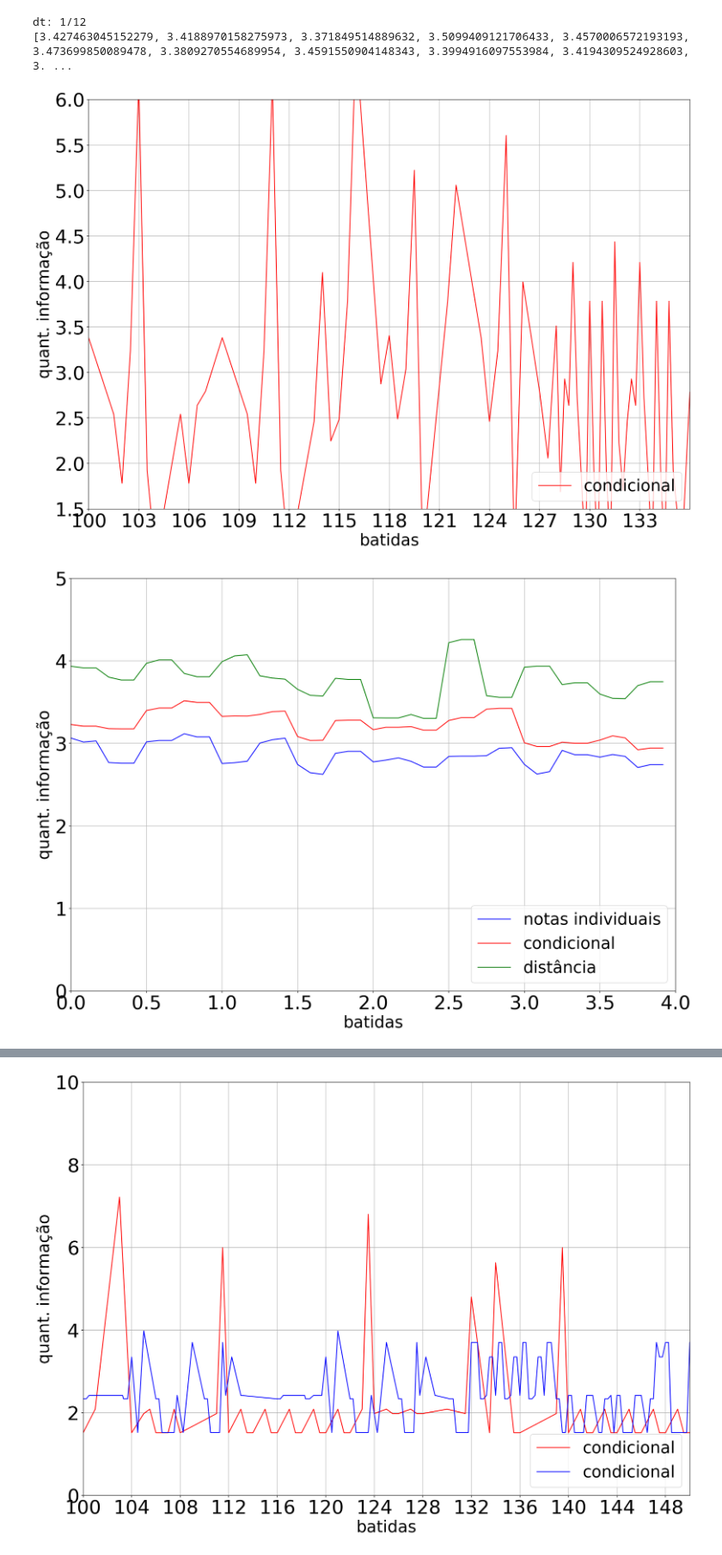
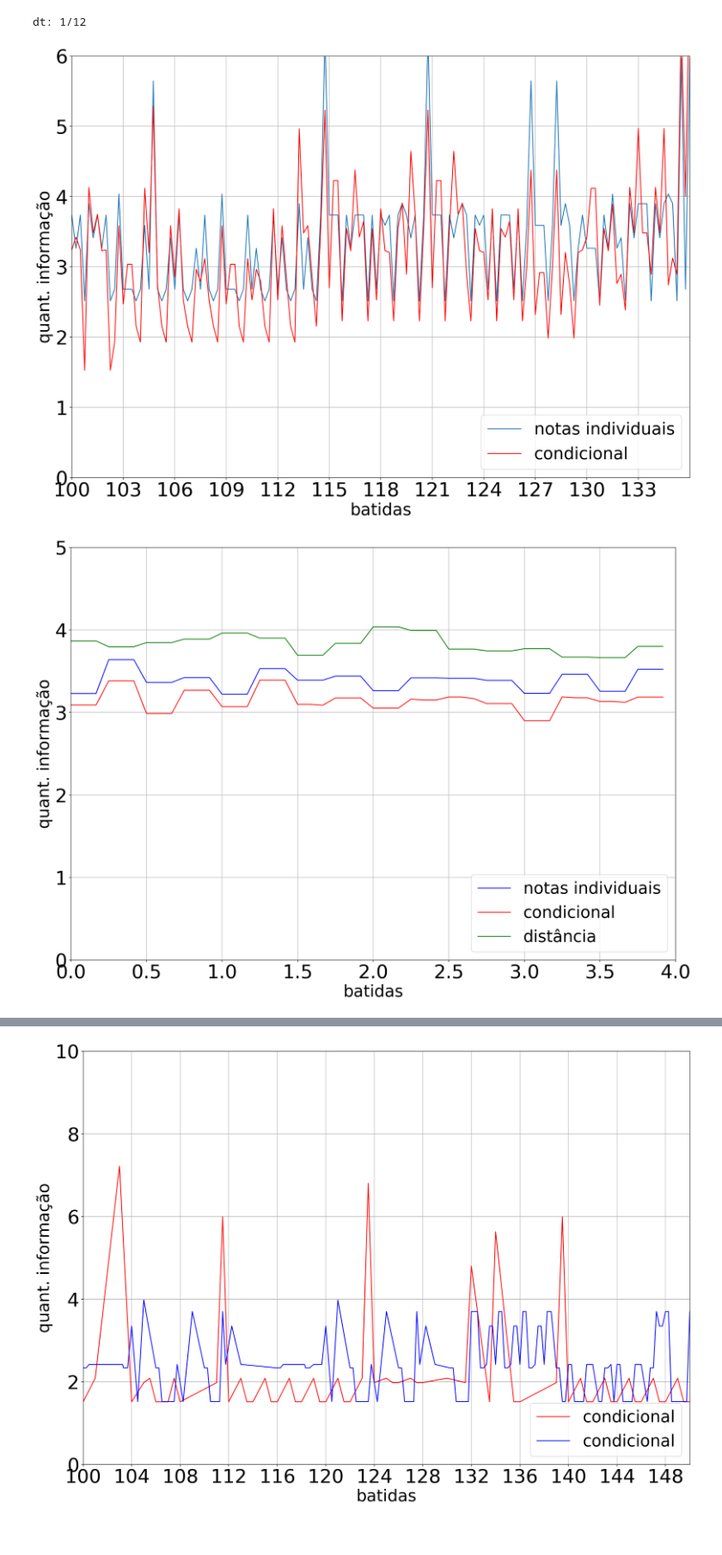
Before and after one commit to lucasmullerm/tg, a Jupyter notebook: graphs.ipynb, the cells around one changed output, grey strips where cells are left out. Shown at 86% size. Saved outputs shown, nothing was run; the diff lists cells and outputs as text; code cells hidden in the pictures.

```diff
--- a/graphs.ipynb
+++ b/graphs.ipynb
@@ -29,6 +32,6 @@ def t(part):
 # %%
 #PAGANINI
-
+import operator
 bach = s('wave')
 x = t(bach[0])
 # print(x)
@@ -49,9 +52,14 @@ plt.figure(figsize=(20, 14))
 plt.xlabel('batidas', fontsize = font_size)
 plt.ylabel('quant. informação', fontsize = font_size)
 # plt.plot(x[:points], h[util.NOTE][0][:points], label='notas individuais')
-plt.plot(x[:points], h[util.NOTE][1][:points], color='red', label='condicional')
-plt.plot(x[:points], h[util.DELTA][1][:points], color='green', label='distância')
+# plt.plot(x[:points], h[util.NOTE][1][:points], color='red', label='condicional')
+
+# plt.plot(x[:points], h[util.DELTA][1][:points], color='green', label='distância')
 # plt.plot(x[:200], h[util.DURATION][:200], color='green', label='duração')
+
+i = list(map(operator.sub, h[util.NOTE][0][:points], h[util.NOTE][1][:points]))
+plt.plot(x[:points], i[:points], color='black', label='Informação Mútua')
+
 plt.legend(fontsize = font_size, loc='lower right')
 
 plt.axis((min_x, max_x,0, 6.5))
@@ -62,7 +70,7 @@ plt.tick_params(axis='both', which='major', labelsize=35)
 ax.grid(which='both')
 # ax.grid(markevery=7)
 # plt.show()
-plt.savefig('bach.pdf')
+plt.savefig('wave2.pdf')
 
 arrayT = list(map(lambda e: e.duration.quarterLength, bach[0].flat.notesAndRests))
 dt = min(i for i in arrayT if i > 0)
@@ -77,8 +85,8 @@ total = 1
 for i in range(len(arrayT)):
     quant = int(arrayT[i] / dt)
     while quant:
-        compass0[it] += h[util.NOTE][1][i]
-        compass1[it] += h[util.NOTE][0][i]
+        compass0[it] += h[util.NOTE][0][i]
+        compass1[it] += h[util.NOTE][1][i]
         compass2[it] += h[util.DELTA][1][i]
 #         print(compass)
         quant -= 1
@@ -90,7 +98,7 @@ compass0 = list(map(lambda x: x / total, compass0))
 compass1 = list(map(lambda x: x / total, compass1))
 compass2 = list(map(lambda x: x / total, compass2))
 
-print(compass)
+# print(compass)
 
 x2 = np.arange(0, 4, dt)
 
@@ -113,6 +121,6 @@ plt.tick_params(axis='both', which='major', labelsize=35)
 ax.grid(which='both')
 # ax.grid(markevery=7)
 # plt.show()
-plt.savefig('bach.pdf')
+plt.savefig('compass_wave.pdf')
 # %% [output]
 dt: 0.25
@@ -122,7 +129,7 @@ dt: 0.25
 # %%
 #PAGANINI
 
-bach = s('caprice_24')
+bach = s('caprice_2')
 x = t(bach[0])
 # print(x)
 key = bach.analyze('key')
@@ -141,13 +148,19 @@ font_size = 30
 plt.figure(figsize=(20, 14))
 plt.xlabel('batidas', fontsize = font_size)
 plt.ylabel('quant. informação', fontsize = font_size)
-# plt.plot(x[:points], h[util.NOTE][0][:points], label='notas individuais')
+plt.plot(x[:points], h[util.NOTE][0][:points], label='notas individuais')
 plt.plot(x[:points], h[util.NOTE][1][:points], color='red', label='condicional')
 # plt.plot(x[:points], h[util.DELTA][1][:points], color='green', label='distância')
 # plt.plot(x[:200], h[util.DURATION][:200], color='green', label='duração')
+
+
+# i = list(map(operator.sub, h[util.NOTE][0][:points], h[util.NOTE][1][:points]))
+# plt.plot(x[:points], i[:points], color='black', label='Informação Mútua')
+
+
 plt.legend(fontsize = font_size, loc='lower right')
 
-plt.axis((min_x, max_x,1.5, 6))
+plt.axis((min_x, max_x,0, 6))
 ax = plt.gca()
 minor_ticks = np.arange(min_x, max_x, 3)
 ax.set_xticks(minor_ticks)
@@ -155,7 +168,7 @@ plt.tick_params(axis='both', which='major', labelsize=35)
 ax.grid(which='both')
 # ax.grid(markevery=7)
 # plt.show()
-plt.savefig('bach.pdf')
+plt.savefig('paga2.pdf')
 
 
 arrayT = list(map(lambda e: e.duration.quarterLength, bach[0].flat.notesAndRests))
@@ -172,8 +185,8 @@ for i in range(len(arrayT)):
     quant = int(arrayT[i] / dt)
     while quant:
 #         compass[it] += h[util.NOTE][0][i]
-        compass0[it] += h[util.NOTE][1][i]
-        compass1[it] += h[util.NOTE][0][i]
+        compass0[it] += h[util.NOTE][0][i]
+        compass1[it] += h[util.NOTE][1][i]
         compass2[it] += h[util.DELTA][1][i]
 #         print(compass)
         quant -= 1
@@ -184,38 +197,37 @@ for i in range(len(arrayT)):
 # compass = list(map(lambda x: x / total, compass))
 compass0 = list(map(lambda x: x / total, compass0))
 compass1 = list(map(lambda x: x / total, compass1))
 compass2 = list(map(lambda x: x / total, compass2))
 
-print(compass)
+# print(compass)
 
 x2 = np.arange(0, 4, dt)
 
 plt.figure(figsize=(20, 14))
 plt.xlabel('batidas', fontsize = font_size)
 plt.ylabel('quant. informação', fontsize = font_size)
 # plt.plot(x[:points], h[util.NOTE][0][:points], label='notas individuais')
 # plt.plot(x2, compass, color='red', label='condicional')
 plt.plot(x2, compass0, color='blue', label='notas individuais')
 plt.plot(x2, compass1, color='red', label='condicional')
 plt.plot(x2, compass2, color='green', label='distância')
 # plt.plot(x[:points], h[util.DELTA][1][:points], color='green', label='distância')
 # plt.plot(x[:200], h[util.DURATION][:200], color='green', label='duração')
 plt.legend(fontsize = font_size, loc='lower right')
 
 plt.axis((0, 4,0, 5))
 ax = plt.gca()
 # minor_ticks = np.arange(0, 3, 3*dt)
 # ax.set_xticks(minor_ticks)
 plt.tick_params(axis='both', which='major', labelsize=35)
 ax.grid(which='both')
 # ax.grid(markevery=7)
 # plt.show()
-plt.savefig('bach.pdf')
+plt.savefig('paga3.pdf')
 # %% [output]
 dt: 1/12
-[3.427463045152279, 3.4188970158275973, 3.371849514889632, 3.5099409121706433, 3.4570006572193193, 3.473699850089478, 3.3809270554689954, 3.4591550904148343, 3.3994916097553984, 3.4194309524928603, 3. ...
-[figure, old version]
+[figure, new version]
-[figure, old version]
+[figure, new version]
 # %%
 count = 0
 plt.figure(figsize=(20, 10))
```
Also changed, not shown: parts of 3 cells of this notebook, 1 other file.
